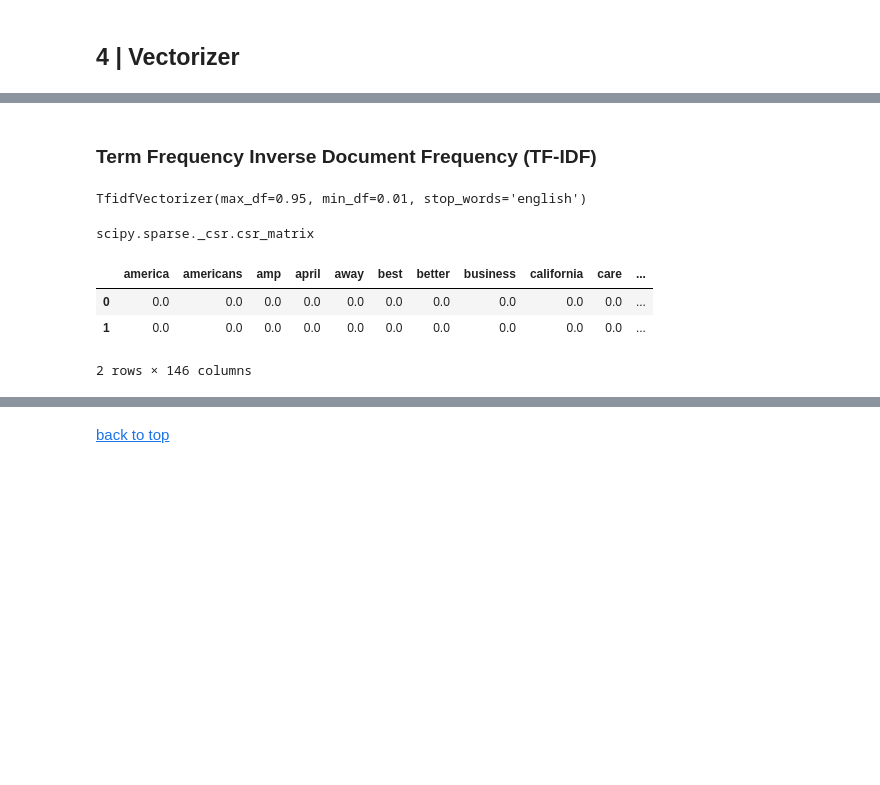
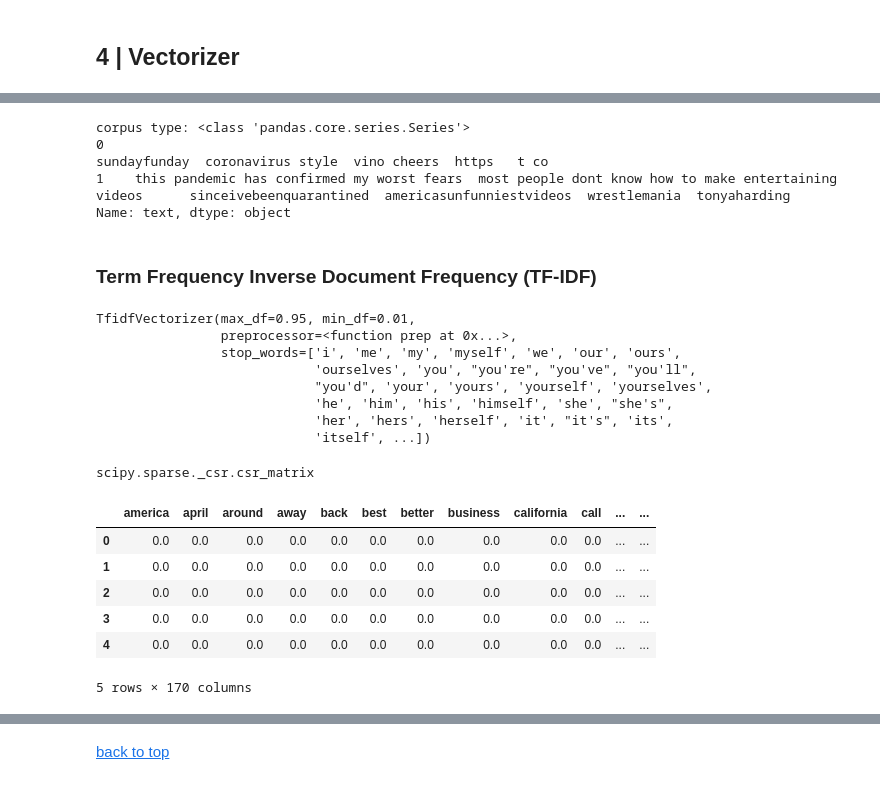
Before and after one commit to slp22/nlp-project, a Jupyter notebook: nlp-coronavirus-tweets-model.ipynb, the cells around one changed output, grey strips where cells are left out. Saved outputs shown, nothing was run; the diff lists cells and outputs as text; code cells hidden in the pictures; blank space fills up the shorter version.

Commit message:
add stemmer

```diff
--- a/nlp-coronavirus-tweets-model.ipynb
+++ b/nlp-coronavirus-tweets-model.ipynb
@@ -166,11 +170,64 @@ memory usage: 1.1+ MB
+# %%
+# isolate tweet text in dataframe
+corpus = df.text
+print('corpus type:', type(corpus))
+print(corpus.head(2))
+# %% [output]
+corpus type: <class 'pandas.core.series.Series'>
+0                                                                                                                            sundayfunday  coronavirus style  vino cheers  https   t co
+1    this pandemic has confirmed my worst fears  most people dont know how to make entertaining videos      sinceivebeenquarantined  americasunfunniestvideos  wrestlemania  tonyaharding
+Name: text, dtype: object
+# %%
+# custom stop words
+stopwords = nltk.corpus.stopwords.words('english')
+new_words = ['also',
+             'amp',
+             'corona',
+             'coronavirus',
+             'https',
+             'http',
+             'pandemic',
+             'covid',
+            'hers',
+             'his',
+            'weeks',
+            'americans',
+            'another',
+            'anyone',
+            'working',
+            'workers',
+            'would',
+            'co']
+stopwords.extend(new_words)
+# print(stopwords)
+# %%
+# stemmer
+stemmer = SnowballStemmer("english")
+
+def prep(word, stemmer=None):
+    if word.lower() in stopwords:
+        return None
+    elif stemmer is None:
+        return word.lower()
+    else:
+        return stemmer.stem(word)
 # %% [markdown]
 ### Term Frequency Inverse Document Frequency (TF-IDF)
 # %%
-# option tfidf2 = TfidfVectorizer(ngram_range=(1,2), binary=True, stop_words='english')
-tf_vectorizer = TfidfVectorizer(stop_words='english', min_df=0.01, max_df=.95)
+tf_vectorizer = TfidfVectorizer(stop_words=stopwords,
+                                min_df=0.01,
+                                max_df=.95,
+                                preprocessor=prep)
 tf_vectorizer
 # %% [output]
-TfidfVectorizer(max_df=0.95, min_df=0.01, stop_words='english')
+TfidfVectorizer(max_df=0.95, min_df=0.01,
+                preprocessor=<function prep at 0x...>,
+                stop_words=['i', 'me', 'my', 'myself', 'we', 'our', 'ours',
+                            'ourselves', 'you', "you're", "you've", "you'll",
+                            "you'd", 'your', 'yours', 'yourself', 'yourselves',
+                            'he', 'him', 'his', 'himself', 'she', "she's",
+                            'her', 'hers', 'herself', 'it', "it's", 'its',
+                            'itself', ...])
 # %%
 # document-term matrix with TF-IDF
 tf_doc_term_mtx = tf_vectorizer.fit_transform(corpus)
@@ -180,9 +237,12 @@ scipy.sparse._csr.csr_matrix
 # %%
 tf_doc_term_df = pd.DataFrame(tf_doc_term_mtx.toarray(),
                               columns=tf_vectorizer.get_feature_names_out())
-tf_doc_term_df.head(2)
+tf_doc_term_df.head()
 # %% [output]
-|  | america | americans | amp | april | away | best | better | business | california | care | ... |
-| 0 | 0.0 | 0.0 | 0.0 | 0.0 | 0.0 | 0.0 | 0.0 | 0.0 | 0.0 | 0.0 | ... |
-| 1 | 0.0 | 0.0 | 0.0 | 0.0 | 0.0 | 0.0 | 0.0 | 0.0 | 0.0 | 0.0 | ... |
+|  | america | april | around | away | back | best | better | business | california | call | ... | ... |
+| 0 | 0.0 | 0.0 | 0.0 | 0.0 | 0.0 | 0.0 | 0.0 | 0.0 | 0.0 | 0.0 | ... | ... |
+| 1 | 0.0 | 0.0 | 0.0 | 0.0 | 0.0 | 0.0 | 0.0 | 0.0 | 0.0 | 0.0 | ... | ... |
+| 2 | 0.0 | 0.0 | 0.0 | 0.0 | 0.0 | 0.0 | 0.0 | 0.0 | 0.0 | 0.0 | ... | ... |
+| 3 | 0.0 | 0.0 | 0.0 | 0.0 | 0.0 | 0.0 | 0.0 | 0.0 | 0.0 | 0.0 | ... | ... |
+| 4 | 0.0 | 0.0 | 0.0 | 0.0 | 0.0 | 0.0 | 0.0 | 0.0 | 0.0 | 0.0 | ... | ... |
-2 rows × 146 columns
+5 rows × 170 columns
```
Also changed, not shown: parts of 27 cells of this notebook.
